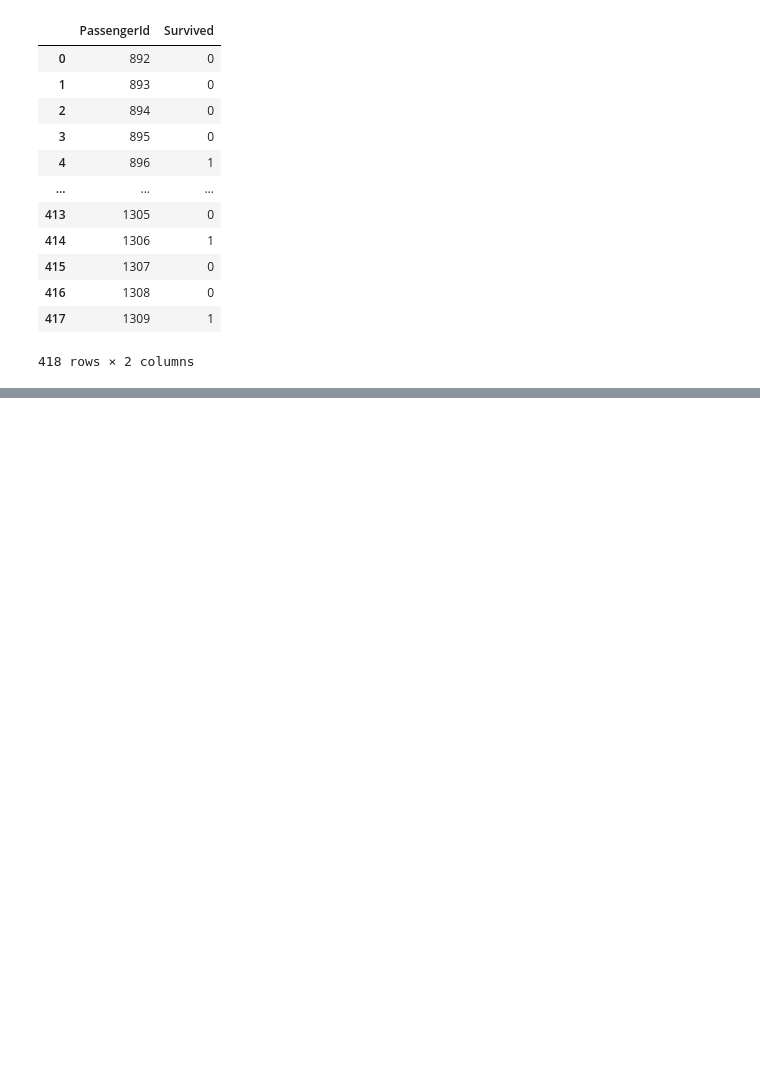
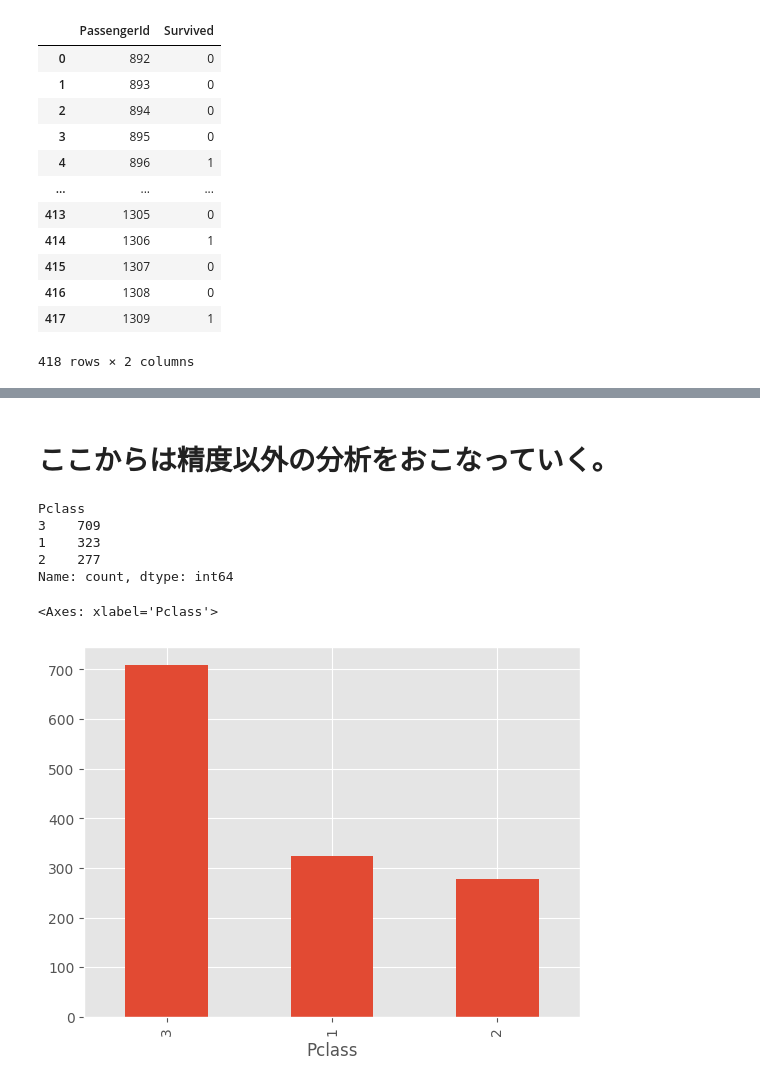
Before and after one commit to okamo18/kaggle, a Jupyter notebook: Titanic - Machine Learning from Disaster/analize.ipynb, the cells around one changed output, grey strips where cells are left out. Drawn from its saved outputs; the diff is of its cells as text; code cells hidden in the pictures; blank space fills up the shorter version.

```diff
--- a/Titanic - Machine Learning from Disaster/analize.ipynb
+++ b/Titanic - Machine Learning from Disaster/analize.ipynb
@@ -1120,2 +1129,22 @@ submission
 # %%
 submission.to_csv("./submit/titanic_submit01.csv",index = False) # index = Falseでindexを出力しない
+# %% [markdown]
+# ここからは精度以外の分析をおこなっていく。
+# %%
+train_df = pd.read_csv("train.csv")
+test_df = pd.read_csv("test.csv")
+
+all_df = pd.concat([train_df,test_df],sort = False).reset_index(drop = True) # drop = Trueで元のindexを削除
+# %%
+all_df.Pclass.value_counts()
+# %% [output]
+Pclass
+3    709
+1    323
+2    277
+Name: count, dtype: int64
+# %%
+all_df.Pclass.value_counts().plot.bar()
+# %% [output]
+<Axes: xlabel='Pclass'>
+[figure, added]
```
Also changed, not shown: parts of 39 cells of this notebook.
